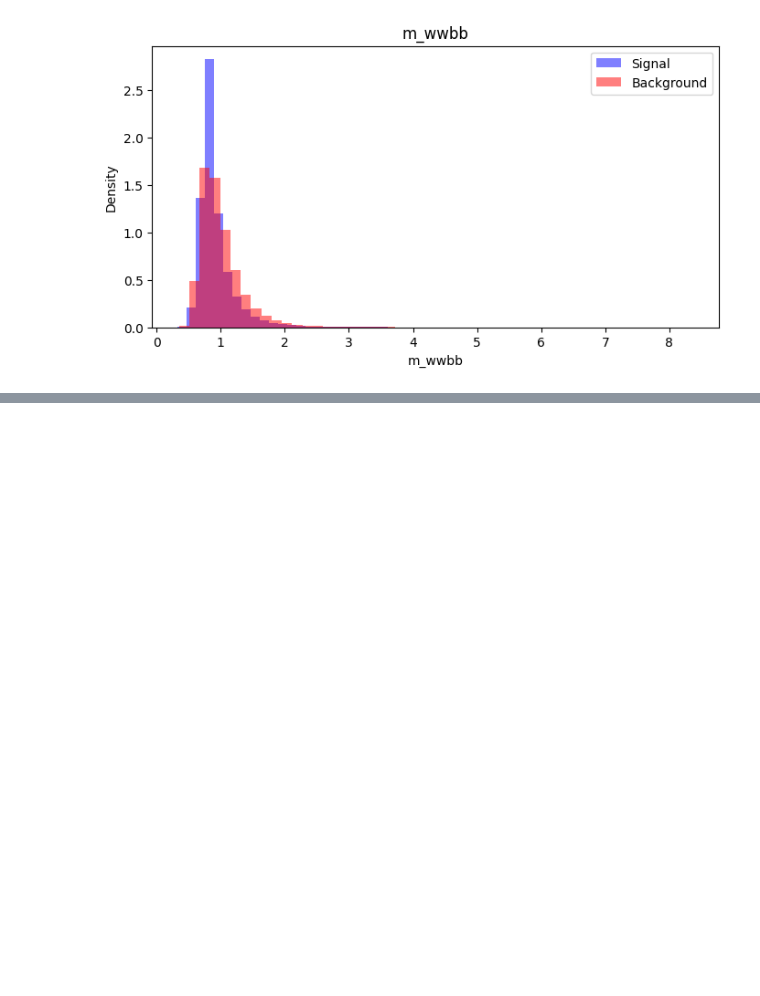
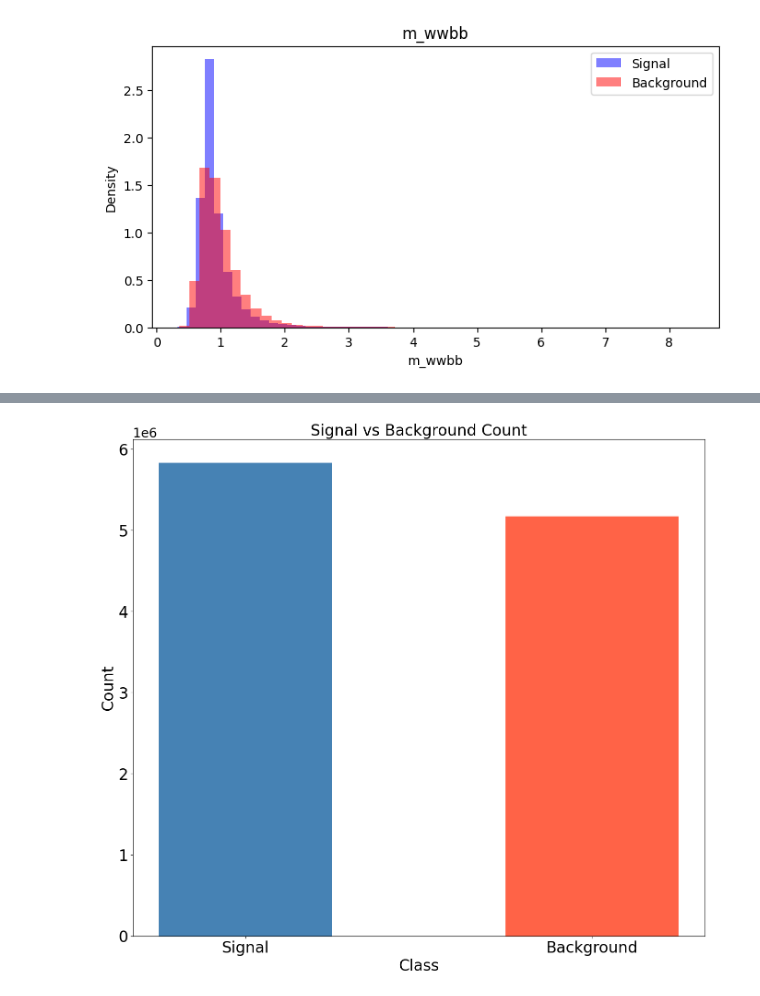
Before and after one commit to Master-Zero1/higgs-signal-classifier, a Jupyter notebook: notebooks/02_eda_plots.ipynb, the cells around one changed output, grey strips where cells are left out. Cells and saved outputs as stored; diff of their text form; code cells hidden in the pictures; blank space fills up the shorter version.

```diff
--- a/notebooks/02_eda_plots.ipynb
+++ b/notebooks/02_eda_plots.ipynb
@@ -83,0 +89,15 @@ Number of features: 29
+# %%
+fig, ax = plt.subplots(figsize=(16, 14))
+
+count_sig = len(df[df['labels']==1])
+count_bac = len(df[df['labels']==0])
+
+ax.bar(['Signal', 'Background'], [count_sig, count_bac], width=0.5, color=['steelblue', 'tomato'])
+ax.set_xlabel('Class', fontsize= 24)
+ax.set_ylabel('Count', fontsize= 24)
+ax.set_title('Signal vs Background Count', fontsize= 24)
+ax.yaxis.get_offset_text().set_fontsize(20)
+ax.tick_params(axis='both', labelsize=24)
+plt.show()
+# %% [output]
+[figure, added]
```
Also changed, not shown: parts of 3 cells of this notebook.
